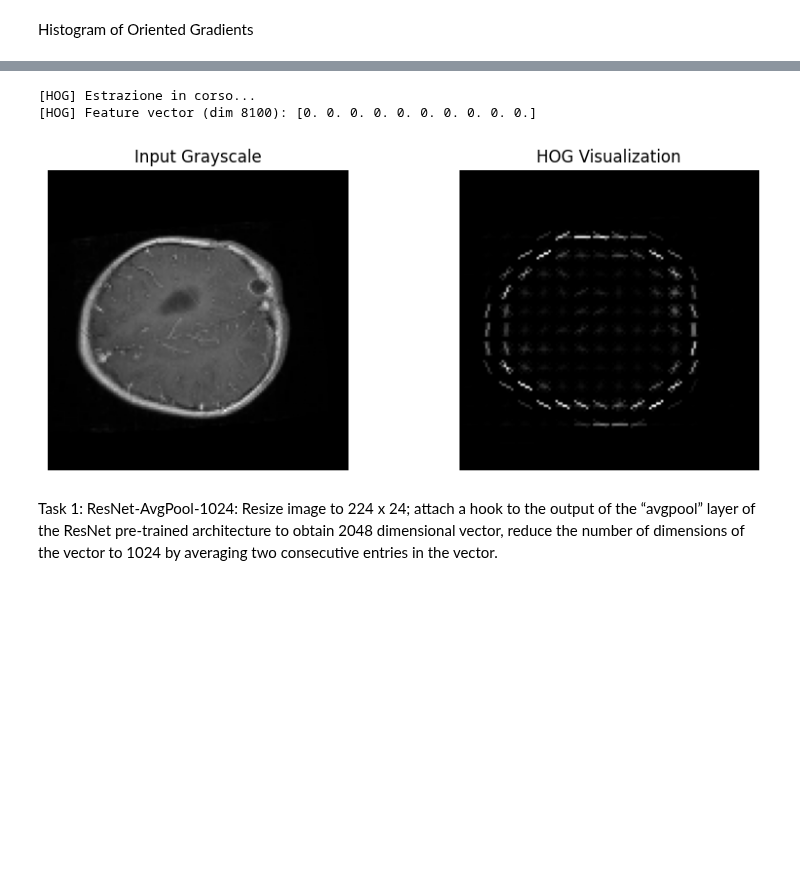
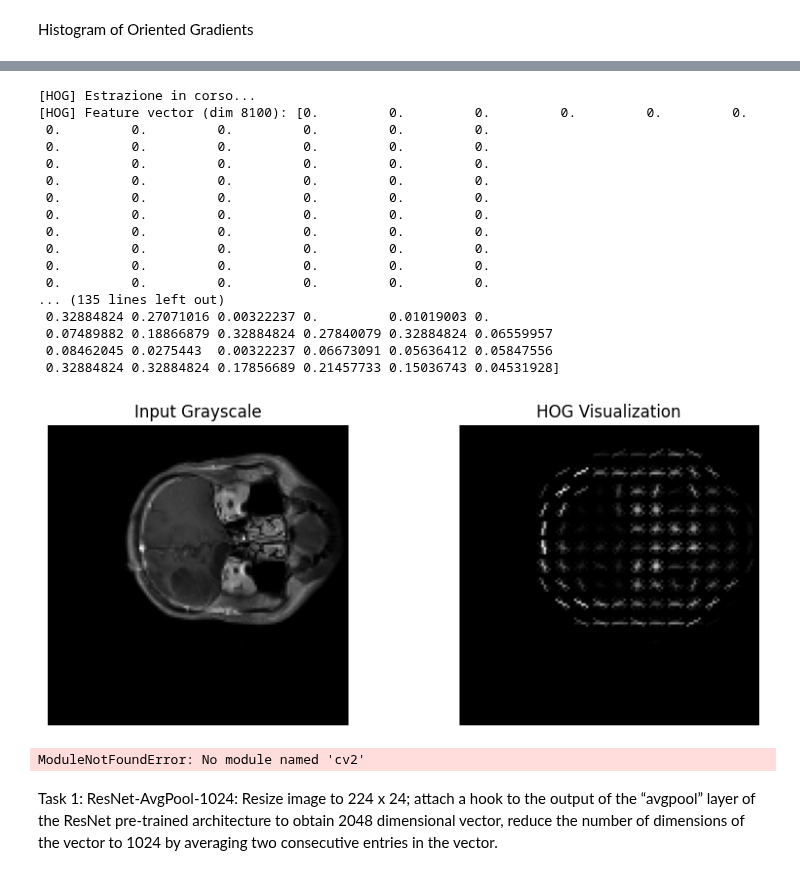
Before and after one commit to Calienn/DBmulti, a Jupyter notebook: Task.ipynb, the cells around one changed output, grey strips where cells are left out. Cells and saved outputs as stored; diff of their text form; code cells hidden in the pictures; blank space fills up the shorter version.

```diff
--- a/Task.ipynb
+++ b/Task.ipynb
@@ -100,37 +135,52 @@ def extract_hog_features(img_path):
     gray = cv2.cvtColor(img, cv2.COLOR_BGR2GRAY)
     resized = cv2.resize(gray, (128, 128))  # dimensione fissa
 
     features, hog_image = hog(resized,
                               orientations=9,
                               pixels_per_cell=(8, 8),
                               cells_per_block=(2, 2),
                               visualize=True,
                               block_norm='L2-Hys')
 
-    print(f"[HOG] Feature vector (dim {features.shape[0]}): {features[:10]}")
+    print(f"[HOG] Feature vector (dim {features.shape[0]}): {features[:900]}")
 
     # Visualizzazione
     plt.figure(figsize=(10,4))
     plt.subplot(1, 2, 1)
     plt.imshow(resized, cmap='gray')
     plt.title("Input Grayscale")
     plt.axis("off")
 
     plt.subplot(1, 2, 2)
     plt.imshow(hog_image, cmap='gray')
     plt.title("HOG Visualization")
     plt.axis("off")
     plt.show()
 
     return features
 
 # === Percorso immagine ===
-img_path = "Part2/brain_glioma/brain_glioma_1853.jpg"
+img_path = "Part1/brain_glioma/brain_glioma_0001.jpg"
 features = extract_hog_features(img_path)
 # %% [output]
 [HOG] Estrazione in corso...
-[HOG] Feature vector (dim 8100): [0. 0. 0. 0. 0. 0. 0. 0. 0. 0.]
+[HOG] Feature vector (dim 8100): [0.         0.         0.         0.         0.         0.
+ 0.         0.         0.         0.         0.         0.
+ 0.         0.         0.         0.         0.         0.
+ 0.         0.         0.         0.         0.         0.
+ 0.         0.         0.         0.         0.         0.
+ 0.         0.         0.         0.         0.         0.
+ 0.         0.         0.         0.         0.         0.
+ 0.         0.         0.         0.         0.         0.
+ 0.         0.         0.         0.         0.         0.
+ 0.         0.         0.         0.         0.         0.
+ 0.         0.         0.         0.         0.         0.
+... (135 lines left out)
+ 0.32884824 0.27071016 0.00322237 0.         0.01019003 0.
+ 0.07489882 0.18866879 0.32884824 0.27840079 0.32884824 0.06559957
+ 0.08462045 0.0275443  0.00322237 0.06673091 0.05636412 0.05847556
+ 0.32884824 0.32884824 0.17856689 0.21457733 0.15036743 0.04531928]
-[figure, old version]
+[figure, new version]
 # %%
 import cv2
 import numpy as np
@@ -181,6 +231,8 @@ def extract_custom_hog(img_path):
 
 # ESEMPIO USO:
 features = extract_custom_hog("Part2/brain_glioma/brain_glioma_1853.jpg")
+# %% [output]
+ModuleNotFoundError: No module named 'cv2'
 # %% [markdown]
 Task 1:  ResNet-AvgPool-1024: Resize image to 224 x 24; attach a hook to the output of the
 “avgpool” layer of the ResNet pre-trained architecture to obtain 2048 dimensional vector,
```
Also changed, not shown: parts of 2 cells of this notebook, 5 other files.
